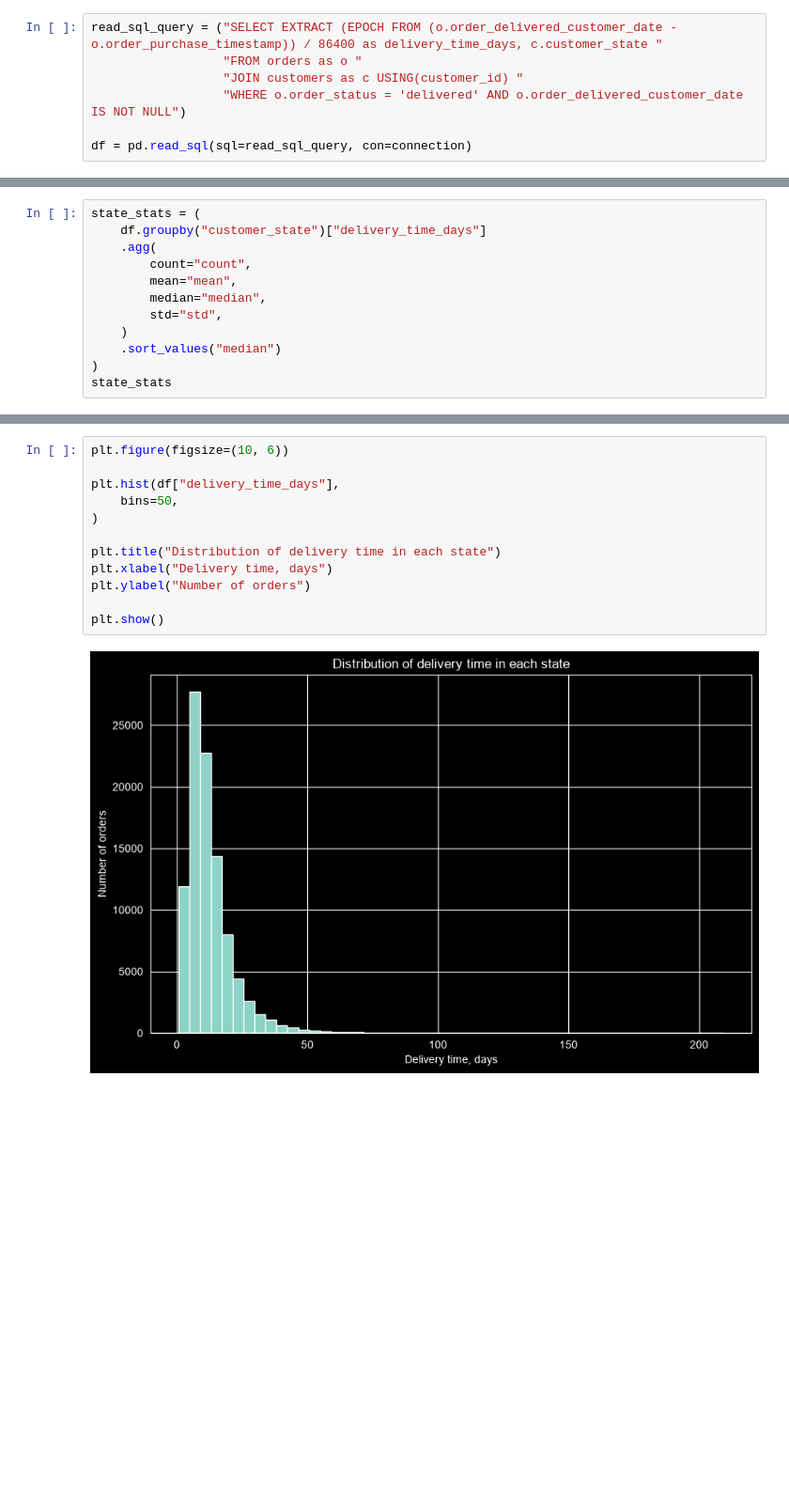
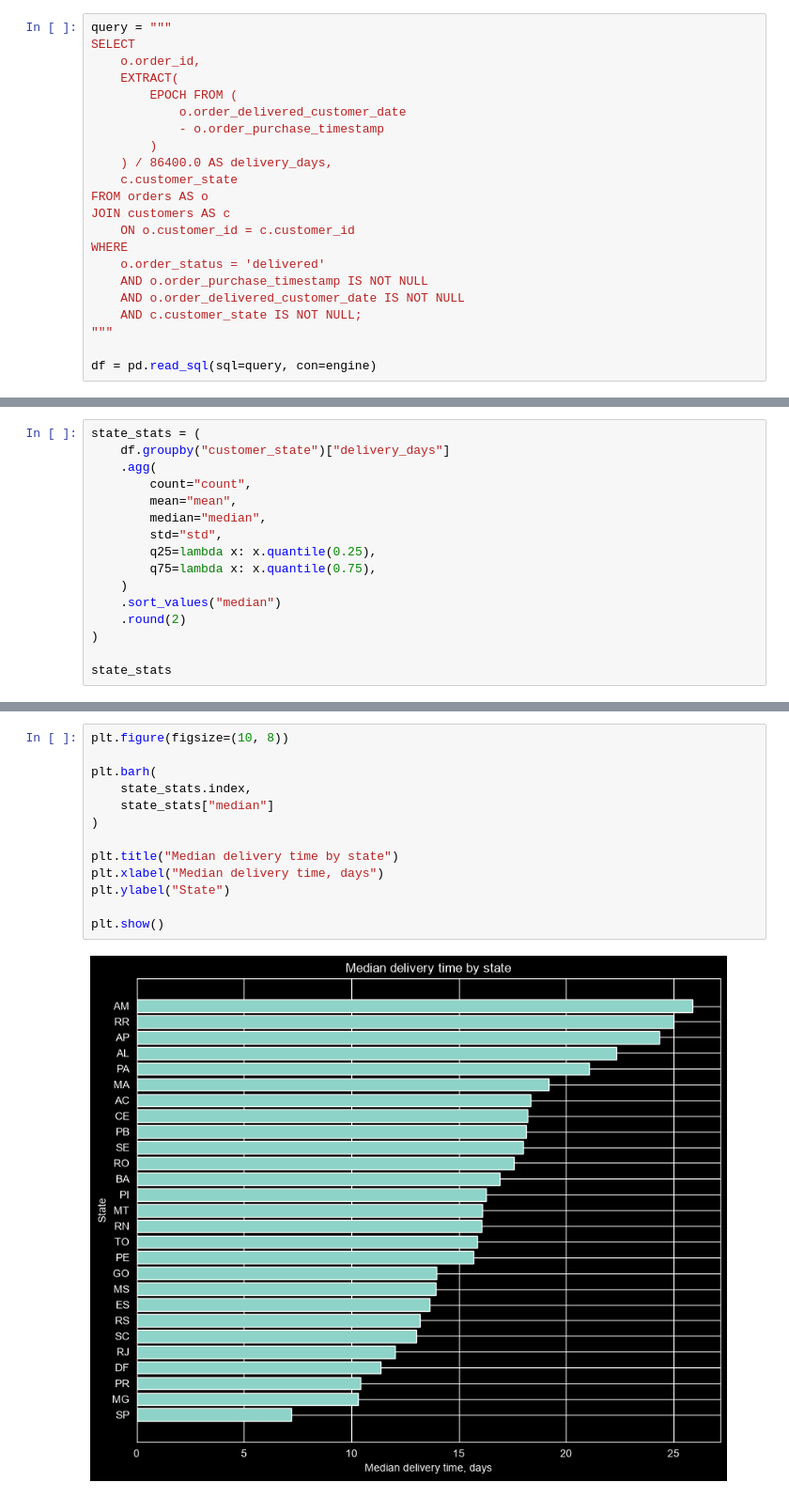
Before and after one commit to Norventorig/marketplace_analysis, a Jupyter notebook: notebooks/hypotheses/01_delivery_by_state.ipynb, the cells around one changed output, grey strips where cells are left out. Shown at 94% size. Saved outputs shown, nothing was run; the diff lists cells and outputs as text; blank space fills up the shorter version.

```diff
--- a/notebooks/hypotheses/01_delivery_by_state.ipynb
+++ b/notebooks/hypotheses/01_delivery_by_state.ipynb
@@ -45,7 +75,22 @@ connection = create_engine(url=url)
 # %%
-read_sql_query = ("SELECT EXTRACT (EPOCH FROM (o.order_delivered_customer_date - o.order_purchase_timestamp)) / 86400 as delivery_time_days, c.customer_state "
-                  "FROM orders as o "
-                  "JOIN customers as c USING(customer_id) "
-                  "WHERE o.order_status = 'delivered' AND o.order_delivered_customer_date IS NOT NULL")
+query = """
+SELECT
+    o.order_id,
+    EXTRACT(
+        EPOCH FROM (
+            o.order_delivered_customer_date
+            - o.order_purchase_timestamp
+        )
+    ) / 86400.0 AS delivery_days,
+    c.customer_state
+FROM orders AS o
+JOIN customers AS c
+    ON o.customer_id = c.customer_id
+WHERE
+    o.order_status = 'delivered'
+    AND o.order_purchase_timestamp IS NOT NULL
+    AND o.order_delivered_customer_date IS NOT NULL
+    AND c.customer_state IS NOT NULL;
+"""
 
-df = pd.read_sql(sql=read_sql_query, con=connection)
+df = pd.read_sql(sql=query, con=engine)
@@ -87,13 +180,17 @@ Name: delivery_time_days, dtype: float64
 # %%
 state_stats = (
-    df.groupby("customer_state")["delivery_time_days"]
+    df.groupby("customer_state")["delivery_days"]
     .agg(
         count="count",
         mean="mean",
         median="median",
         std="std",
+        q25=lambda x: x.quantile(0.25),
+        q75=lambda x: x.quantile(0.75),
     )
     .sort_values("median")
+    .round(2)
 )
+
 state_stats
 # %% [output]
@@ -122,14 +215,15 @@ groups = [(i_state, i_df['delivery_time_days'].values) for i_state, i_df in df.g
 # %%
-plt.figure(figsize=(10, 6))
+plt.figure(figsize=(10, 8))
 
-plt.hist(df["delivery_time_days"],
-    bins=50,
+plt.barh(
+    state_stats.index,
+    state_stats["median"]
 )
 
-plt.title("Distribution of delivery time in each state")
-plt.xlabel("Delivery time, days")
-plt.ylabel("Number of orders")
+plt.title("Median delivery time by state")
+plt.xlabel("Median delivery time, days")
+plt.ylabel("State")
 
 plt.show()
 # %% [output]
-[figure, old version]
+[figure, new version]
```
Also changed, not shown: parts of 39 cells of this notebook.
